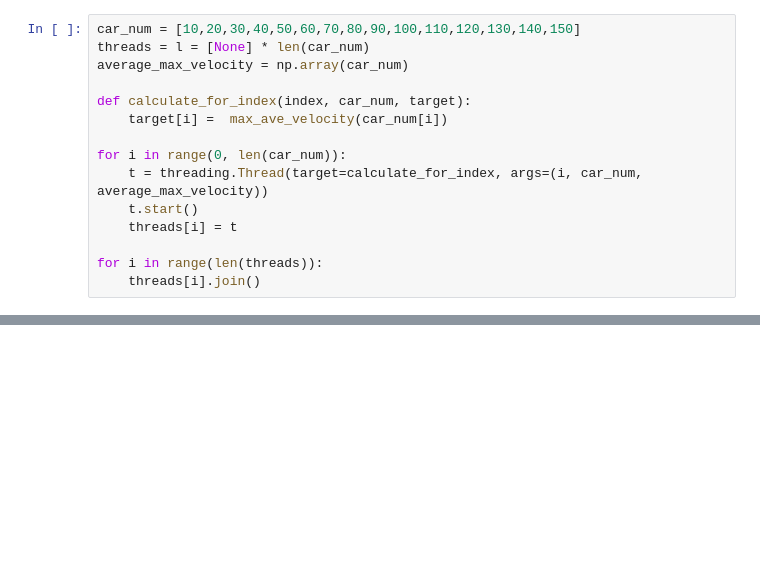
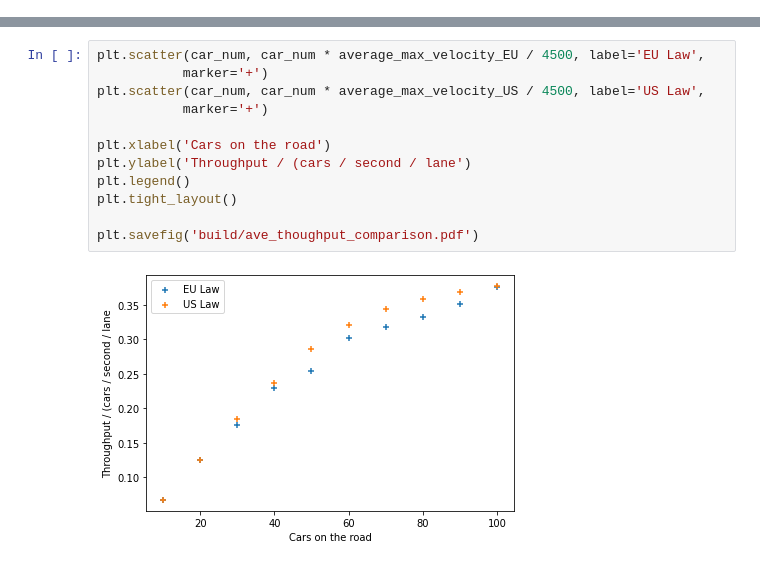
Before and after one commit to dormail/IntelligentDriver, a Jupyter notebook: python/MaxAverageExample.ipynb, the cells around one changed output, grey strips where cells are left out. Cells and saved outputs as stored; diff of their text form; blank space fills up the shorter version.

```diff
--- a/python/MaxAverageExample.ipynb
+++ b/python/MaxAverageExample.ipynb
@@ -74,15 +99,0 @@ import threading
-# %%
-car_num = [10,20,30,40,50,60,70,80,90,100,110,120,130,140,150]
-threads = l = [None] * len(car_num)
-average_max_velocity = np.array(car_num)
-
-def calculate_for_index(index, car_num, target):
-    target[i] =  max_ave_velocity(car_num[i])
-
-for i in range(0, len(car_num)):
-    t = threading.Thread(target=calculate_for_index, args=(i, car_num, average_max_velocity))
-    t.start()
-    threads[i] = t
-
-for i in range(len(threads)):
-    threads[i].join()
@@ -104,0 +100,14 @@ microscopicIDM --road-length 2000 --cars 150 --lanes 3 --step-width 0.0333333333
+# %%
+plt.scatter(car_num, car_num * average_max_velocity_EU / 4500, label='EU Law',
+           marker='+')
+plt.scatter(car_num, car_num * average_max_velocity_US / 4500, label='US Law',
+           marker='+')
+
+plt.xlabel('Cars on the road')
+plt.ylabel('Throughput / (cars / second / lane')
+plt.legend()
+plt.tight_layout()
+
+plt.savefig('build/ave_thoughput_comparison.pdf')
+# %% [output]
+[figure, added]
```
Also changed, not shown: parts of 15 cells of this notebook, 3 other files.
